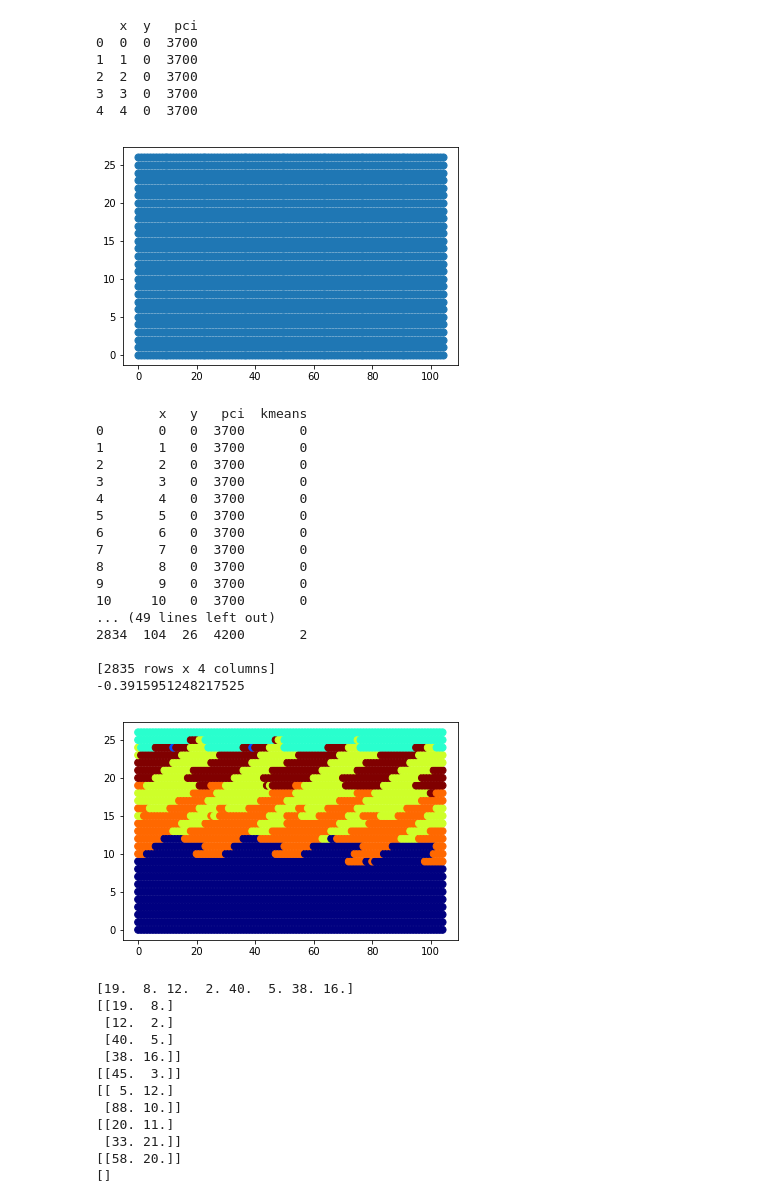
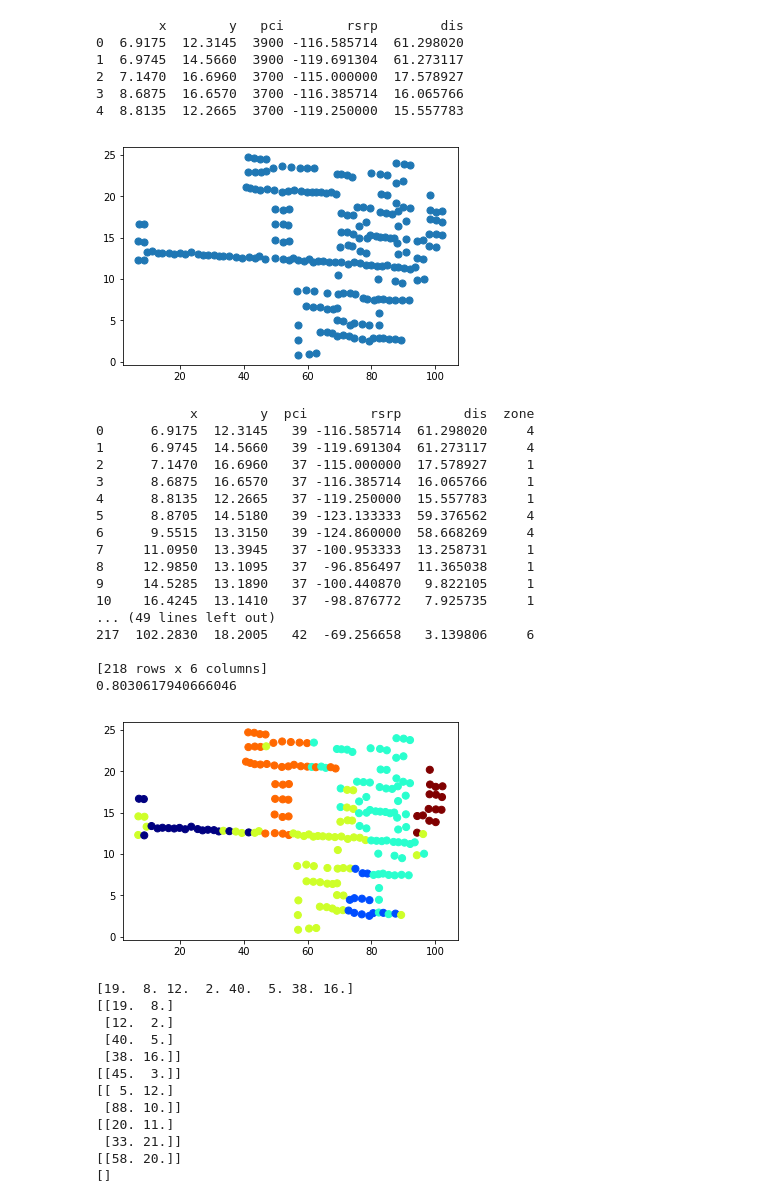
Before and after one commit to KJtiming/RadioMap, a Jupyter notebook: cluster.ipynb, the cells around one changed output. Saved outputs shown, nothing was run; the diff lists cells and outputs as text; code cells hidden in the pictures.

```diff
--- a/cluster.ipynb
+++ b/cluster.ipynb
@@ -38,5 +40,5 @@ from keras.utils import np_utils
 # %%
-rem_pci_all = pd.read_csv("pci_result_o.csv")
+rem_pci_all = pd.read_csv("rsrp_set3.csv")
 #rem_pci_all = pd.read_csv("rem_pci_train_pd.csv")
 #rem_pci = pd.read_csv("rem_rsrp_train_pd.csv")
 #rem_test = pd.read_csv("rem_test_pd.csv")
@@ -45,13 +47,13 @@ rem_pci_np = np.genfromtxt('rem_pci_train.csv', delimiter=',')
 print(rem_pci_all.head())
 plt.scatter(rem_pci_all['x'], rem_pci_all['y'], s=50);
 # %% [output]
-   x  y   pci
-0  0  0  3700
-1  1  0  3700
-2  2  0  3700
-3  3  0  3700
-4  4  0  3700
+        x        y   pci        rsrp        dis
+0  6.9175  12.3145  3900 -116.585714  61.298020
+1  6.9745  14.5660  3900 -119.691304  61.273117
+2  7.1470  16.6960  3700 -115.000000  17.578927
+3  8.6875  16.6570  3700 -116.385714  16.065766
+4  8.8135  12.2665  3700 -119.250000  15.557783
-[figure, old version]
+[figure, new version]
 # %%
 def group(rem_pci):
     #df.groupby('X','Y','PCI').transform(lambda x: x - x.mean())
@@ -73,51 +75,58 @@ group_median,group_drift = group_pcimap(rem_pci_all)
 kmeans = KMeans(n_clusters=6)
 #np.savetxt('group_median.csv', group_median, delimiter=',', fmt='%f')
 #group_median = pd.read_csv("group_median.csv")
 #print(rem_pci['pci'])
 
 kmeans_fit = kmeans.fit(group_median)
 y_kmeans = kmeans.predict(group_median)
 #print(y_kmeans)
 #print(y_kmeans.shape)
 
 #print(y_kmeans_pd)
 
 #add_kmeans = pd.merge(rem_pci,y_kmeans_pd, left_index=True, right_index=True)
 #print(add_kmeans)
 #add_kmeans.to_csv('add_kmeans.csv')
 #print(group_median)
 
 plt.scatter(rem_pci_all['x'], rem_pci_all['y'], s=50, c=y_kmeans, cmap='jet');
-y_kmeans_pd = pd.DataFrame({'kmeans':y_kmeans})
+y_kmeans_pd = pd.DataFrame({'zone':y_kmeans})
 add_kmeans = pd.merge(rem_pci_all,y_kmeans_pd, left_index=True, right_index=True)
+add_kmeans['zone'].replace(5,6,inplace=True)
+add_kmeans['zone'].replace(4,5,inplace=True)
+add_kmeans['zone'].replace(3,4,inplace=True)
+add_kmeans['zone'].replace(2,3,inplace=True)
+add_kmeans['zone'].replace(1,2,inplace=True)
+add_kmeans['zone'].replace(0,1,inplace=True)
+add_kmeans['pci'] = add_kmeans['pci'].map(lambda x:int(x/100))
 print(add_kmeans)
 add_kmeans.to_csv('aaa.csv')
 add_kmeans.values[:,:]
-np.savetxt('bbb.csv', add_kmeans, delimiter=',', fmt='%f')
+np.savetxt('set3_part_train.csv', add_kmeans, delimiter=',', fmt='%f')
 #y_kmeans = np.reshape(y_kmeans, (27, 105))
 #np.savetxt('y_kmeans.csv', y_kmeans, delimiter=',', fmt='%f')
 cluster_labels = kmeans_fit.labels_
 silhouette_avg = metrics.silhouette_score(rem_pci_all, cluster_labels)
 print(silhouette_avg)
 # %% [output]
-        x   y   pci  kmeans
-0       0   0  3700       0
-1       1   0  3700       0
-2       2   0  3700       0
-3       3   0  3700       0
-4       4   0  3700       0
-5       5   0  3700       0
-6       6   0  3700       0
-7       7   0  3700       0
-8       8   0  3700       0
-9       9   0  3700       0
-10     10   0  3700       0
+            x        y  pci        rsrp        dis  zone
+0      6.9175  12.3145   39 -116.585714  61.298020     4
+1      6.9745  14.5660   39 -119.691304  61.273117     4
+2      7.1470  16.6960   37 -115.000000  17.578927     1
+3      8.6875  16.6570   37 -116.385714  16.065766     1
+4      8.8135  12.2665   37 -119.250000  15.557783     1
+5      8.8705  14.5180   39 -123.133333  59.376562     4
+6      9.5515  13.3150   39 -124.860000  58.668269     4
+7     11.0950  13.3945   37 -100.953333  13.258731     1
+8     12.9850  13.1095   37  -96.856497  11.365038     1
+9     14.5285  13.1890   37 -100.440870   9.822105     1
+10    16.4245  13.1410   37  -98.876772   7.925735     1
 ... (49 lines left out)
-2834  104  26  4200       2
+217  102.2830  18.2005   42  -69.256658   3.139806     6
 
-[2835 rows x 4 columns]
--0.3915951248217525
+[218 rows x 6 columns]
+0.8030617940666046
-[figure, old version]
+[figure, new version]
 # %%
 def group_twice(rem_pci):
     #df.groupby('X','Y','PCI').transform(lambda x: x - x.mean())
```
Also changed, not shown: parts of 1 cell of this notebook, 6 other files.
